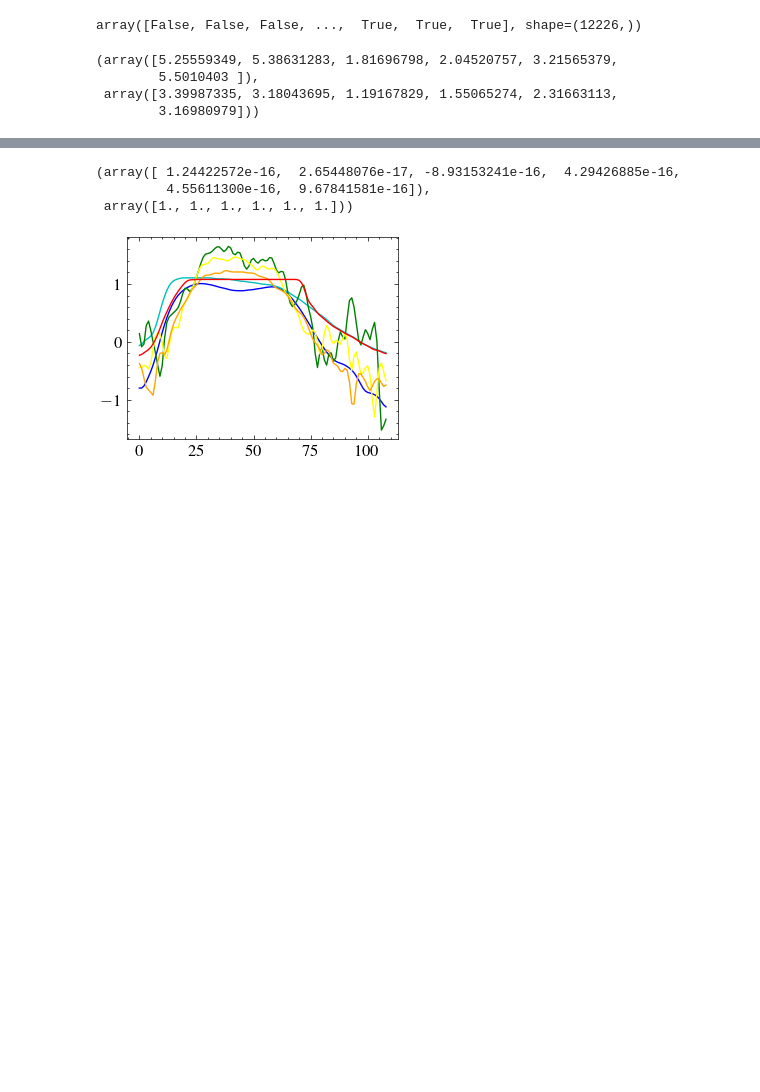
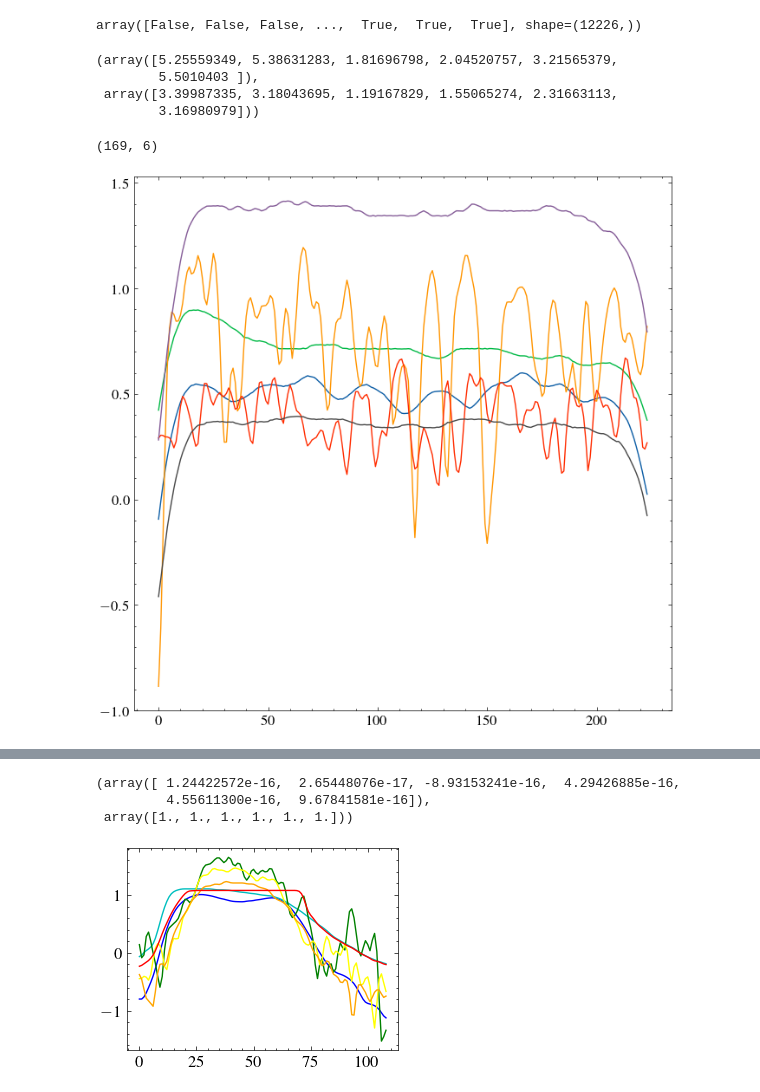
Before and after one commit to imveikka/multimodal_plankton_recognition, a Jupyter notebook: analysis.ipynb, the cells around one changed output, grey strips where cells are left out. Saved outputs shown, nothing was run; the diff lists cells and outputs as text; code cells hidden in the pictures; blank space fills up the shorter version.

```diff
--- a/analysis.ipynb
+++ b/analysis.ipynb
@@ -260,3 +244,25 @@ mu, std
         5.5010403 ]),
  array([3.39987335, 3.18043695, 1.19167829, 1.55065274, 2.31663113,
         3.16980979]))
+# %%
+prof = pd.read_csv(data_dir / foo[1500])
+profile = prof.to_numpy()
+print(profile.shape)
+
+pt = v2.Compose((
+    lambda x: torch.tensor(x).float().add(1).log().t().unsqueeze(1),
+    v2.Normalize([5.256, 5.386, 1.817, 2.045, 3.216, 5.501],
+                 [3.400, 3.180, 1.192, 1.551, 2.317, 3.170]),
+    v2.Resize((1, 235)),
+    v2.RandomCrop((1, 224)),
+    lambda x: x + 1e-3 * torch.randn_like(x),
+    lambda x: x.squeeze(1).t()
+))
+
+_, ax = plt.subplots(figsize=(8, 8))
+
+for p in pt(profile).T:
+    ax.plot(p)
+# %% [output]
+(169, 6)
+[figure, added]
```
Also changed, not shown: parts of 6 cells of this notebook, 5 other files.
